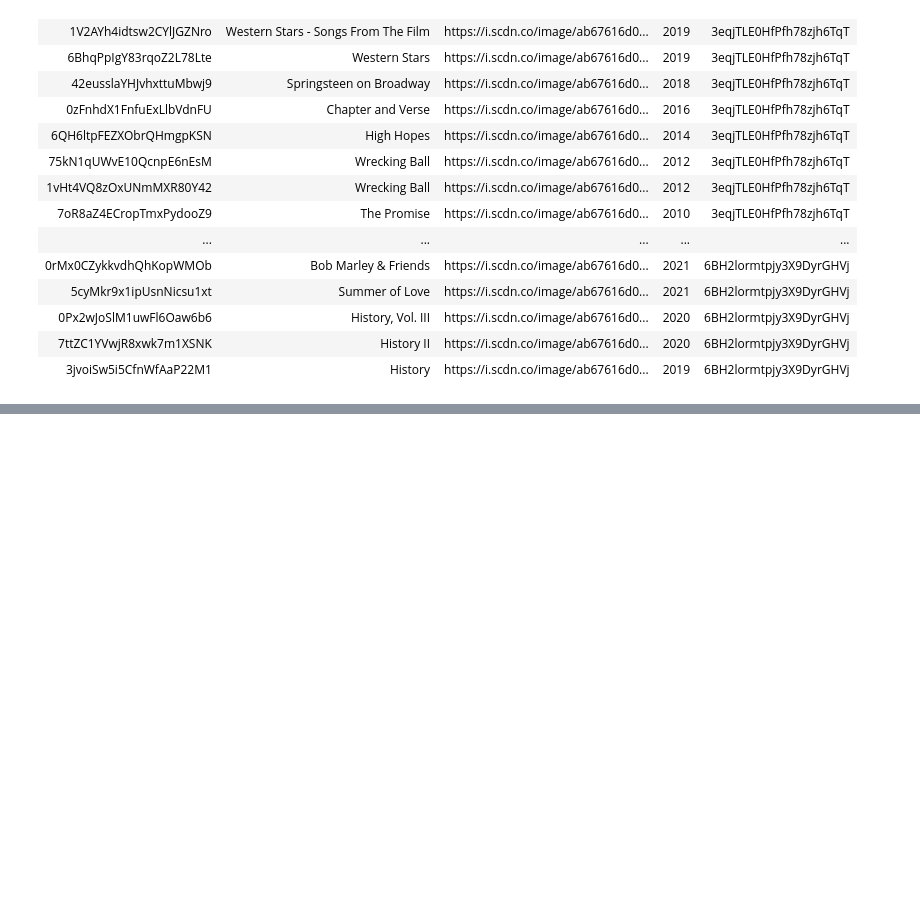
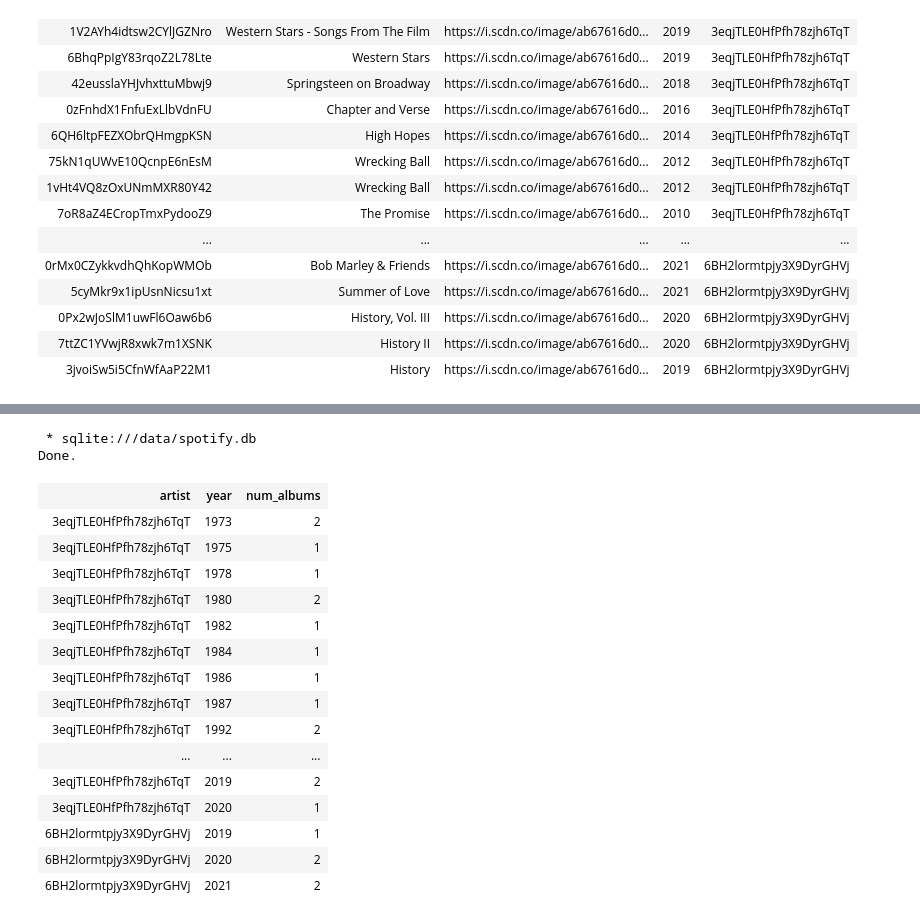
Before and after one commit to ironhack-bcn-data-pt/notebooks, a Jupyter notebook: 8.3.1.SQL.ipynb, the cells around one changed output, grey strips where cells are left out. Cells and saved outputs as stored; diff of their text form; code cells hidden in the pictures; blank space fills up the shorter version.

```diff
--- a/8.3.1.SQL.ipynb
+++ b/8.3.1.SQL.ipynb
@@ -43,0 +180,24 @@ Done.
+# %%
+%%sql
+select artist, year, count(id) as num_albums
+from Album
+group by artist, year
+# %% [output]
+ * sqlite:///data/spotify.db
+Done.
+| artist | year | num_albums |
+| 3eqjTLE0HfPfh78zjh6TqT | 1973 | 2 |
+| 3eqjTLE0HfPfh78zjh6TqT | 1975 | 1 |
+| 3eqjTLE0HfPfh78zjh6TqT | 1978 | 1 |
+| 3eqjTLE0HfPfh78zjh6TqT | 1980 | 2 |
+| 3eqjTLE0HfPfh78zjh6TqT | 1982 | 1 |
+| 3eqjTLE0HfPfh78zjh6TqT | 1984 | 1 |
+| 3eqjTLE0HfPfh78zjh6TqT | 1986 | 1 |
+| 3eqjTLE0HfPfh78zjh6TqT | 1987 | 1 |
+| 3eqjTLE0HfPfh78zjh6TqT | 1992 | 2 |
+| ... | ... | ... |
+| 3eqjTLE0HfPfh78zjh6TqT | 2019 | 2 |
+| 3eqjTLE0HfPfh78zjh6TqT | 2020 | 1 |
+| 6BH2lormtpjy3X9DyrGHVj | 2019 | 1 |
+| 6BH2lormtpjy3X9DyrGHVj | 2020 | 2 |
+| 6BH2lormtpjy3X9DyrGHVj | 2021 | 2 |
```
Also changed, not shown: parts of 31 cells of this notebook, 2 other files.
